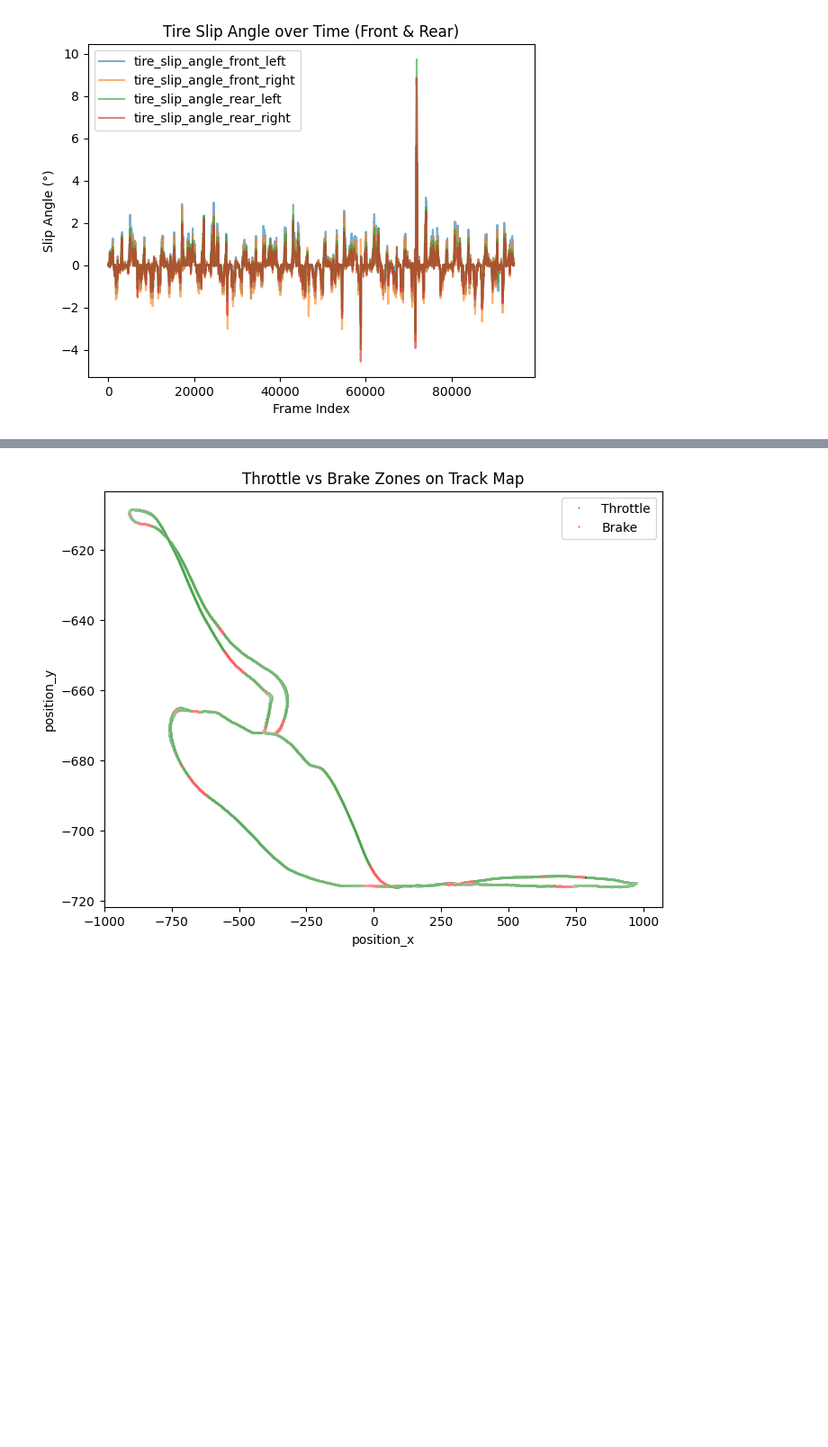
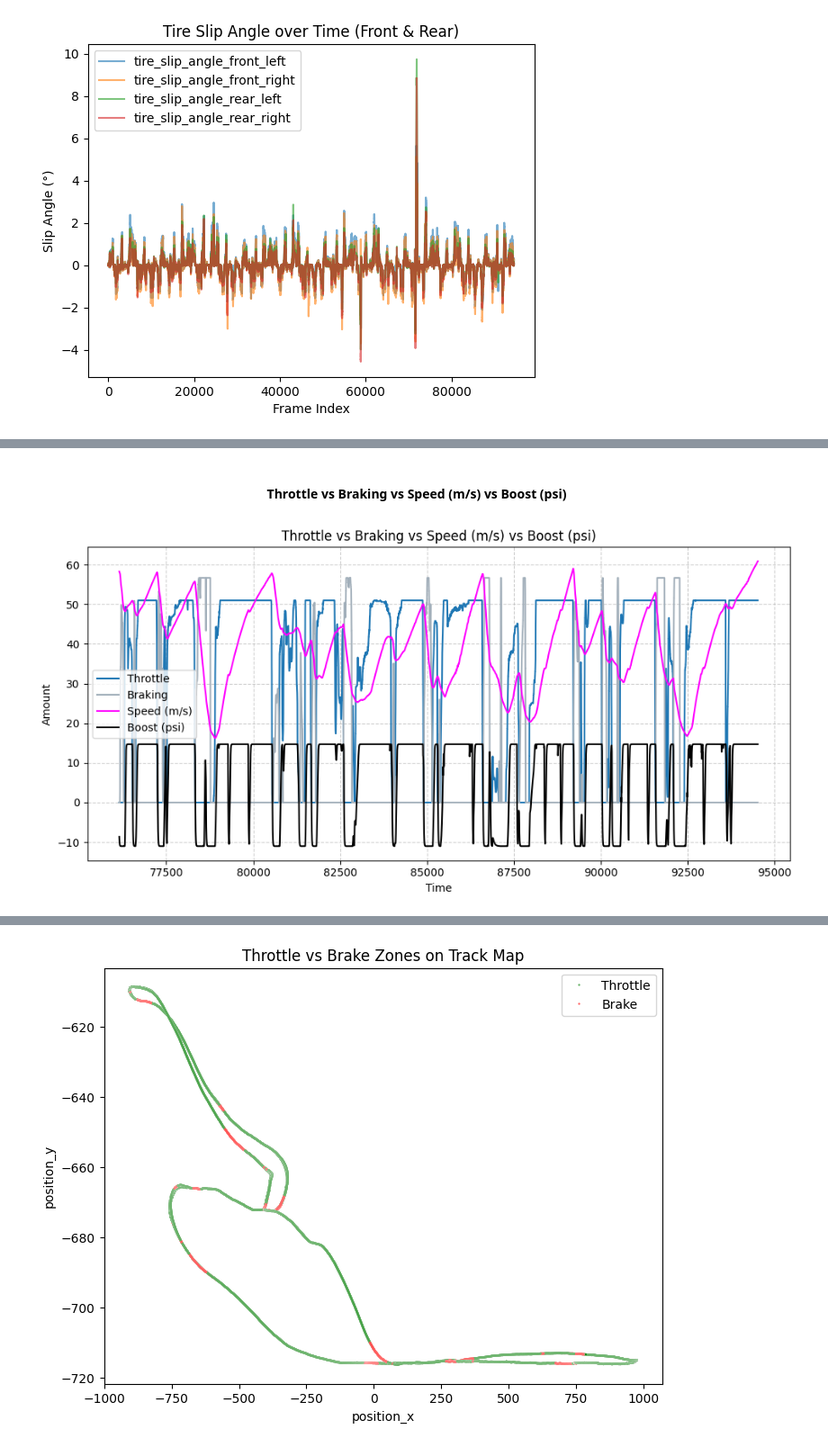
Before and after one commit to nasim-raj-laskar/Race-Telemetry, a Jupyter notebook: research/EDA.ipynb, the cells around one changed output, grey strips where cells are left out. Shown at 90% size. Cells and saved outputs as stored; diff of their text form; code cells hidden in the pictures; blank space fills up the shorter version.

Commit message:
Exploratory Data Analysis (EDA) Completed

```diff
--- a/research/EDA.ipynb
+++ b/research/EDA.ipynb
@@ -190,0 +123,21 @@ Passing `palette` without assigning `hue` is deprecated and will be removed in v
+# %%
+number_of_laps = max(df['lap_number']) + 1 # They are 0 indexed
+
+best_lap = 0
+worst_lap = 0
+
+latest_best_time = 0
+latest_worst_time = 0
+
+for lap in range(0, number_of_laps):
+    lap_data = df[df['lap_number'] == lap]
+    time_value_in_lap = max(lap_data['current_lap_time'])
+    print(f'Lap {lap} - {time_value_in_lap}')
+
+    if latest_best_time < time_value_in_lap:
+        best_lap = lap
+
+    if latest_worst_time > time_value_in_lap:
+        worst_lap = lap
+
+best_lap, worst_lap
@@ -190,0 +151,26 @@ Passing `palette` without assigning `hue` is deprecated and will be removed in v
+# %% [markdown]
+<h4 align="center">Throttle vs Braking vs Speed (m/s) vs Boost (psi)</h4>
+# %%
+throttle = lap_data['acceleration'] / 5.0
+braking = lap_data['brake'] / 4.5
+speed = lap_data['speed']
+boost = lap_data['boost']
+time = lap_data.index
+
+# Plot telemetry
+plt.figure(figsize=(10, 5))
+plt.plot(time, throttle, label='Throttle', linewidth=1.5)
+plt.plot(time, braking, label='Braking', color='#a2afba', linewidth=1.5)
+plt.plot(time, speed, label='Speed (m/s)', color='#ff00ff', linewidth=1.5)
+plt.plot(time, boost, label='Boost (psi)', color='black', linewidth=1.5)
+
+# Formatting
+plt.title('Throttle vs Braking vs Speed (m/s) vs Boost (psi)')
+plt.xlabel('Time')
+plt.ylabel('Amount')
+plt.legend()
+plt.grid(True, linestyle='--', alpha=0.6)
+plt.tight_layout()
+plt.show()
+# %% [output]
+[figure, added]
```
Also changed, not shown: parts of 33 cells of this notebook, 14 other files.
